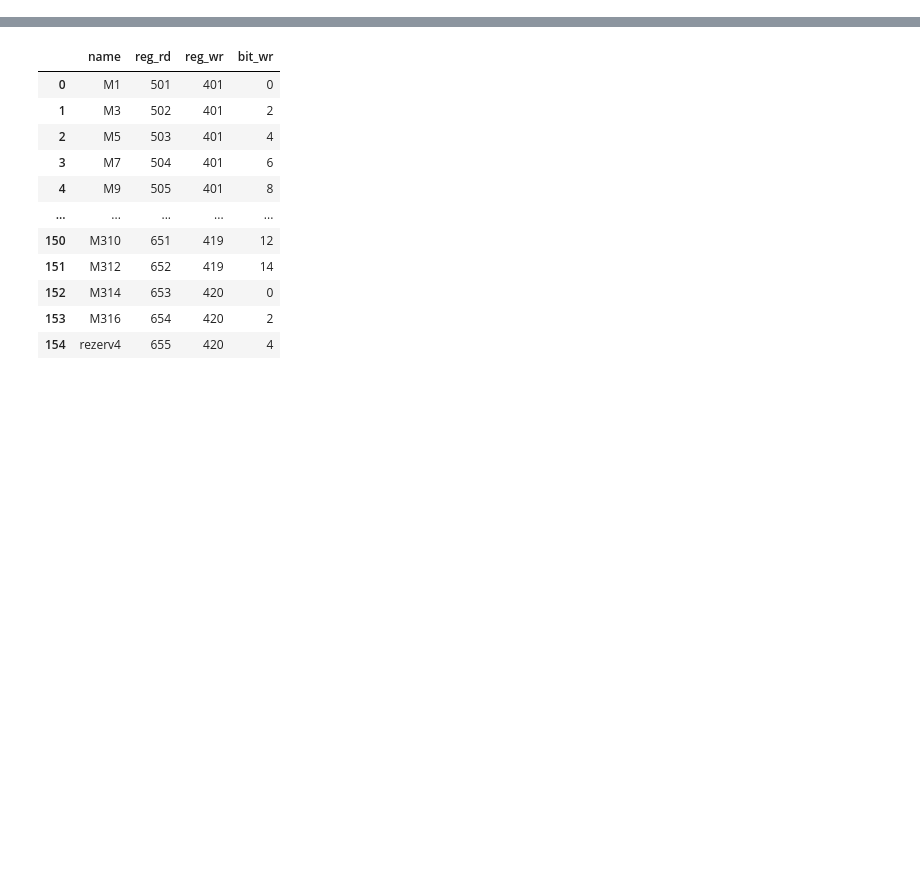
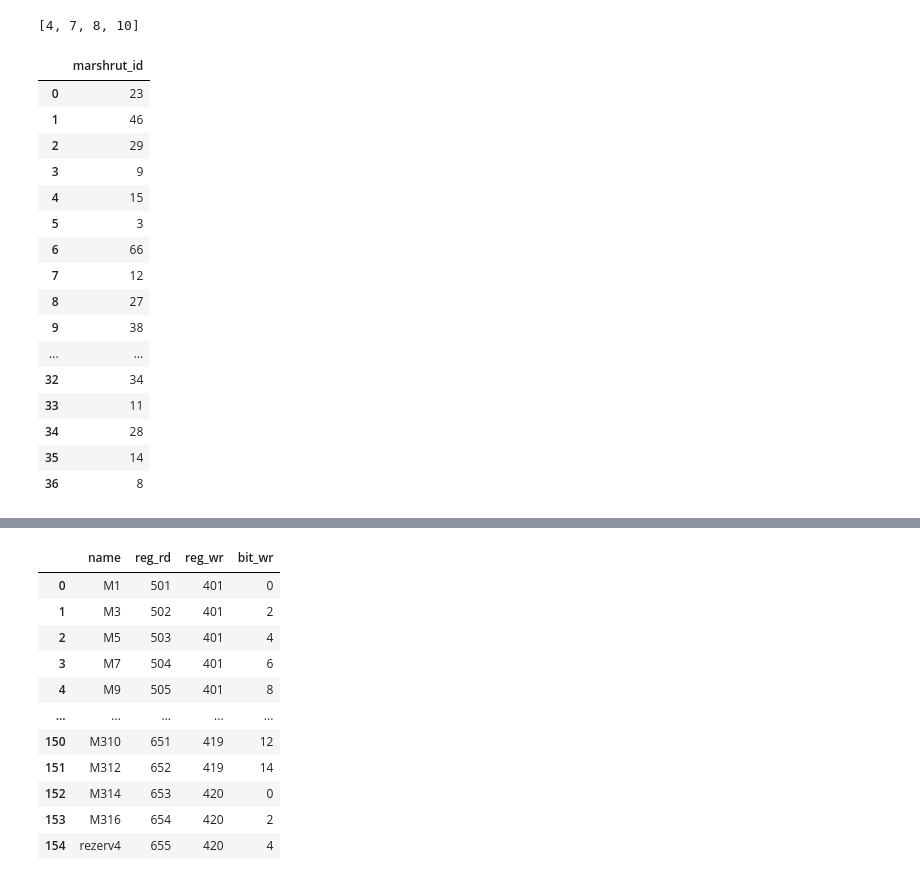
Before and after one commit to alermar69/myPython, a Jupyter notebook: EMT/Fabrich/basa1.ipynb, the cells around one changed output, grey strips where cells are left out. Drawn from its saved outputs; the diff is of its cells as text; code cells hidden in the pictures; blank space fills up the shorter version.

```diff
--- a/EMT/Fabrich/basa1.ipynb
+++ b/EMT/Fabrich/basa1.ipynb
@@ -40,0 +46,37 @@ engine = connect_sqlalchemy()
+# %%
+query = f'''select distinct marshrut_id from devmarsh
+            where marshrut_id in (select distinct marshrut_id from devmarsh as t where t.elm='5/9П' and t.telm='РЦ')
+                  and marshrut_id not in (select distinct marshrut_id from devmarsh as t where t.elm='9' and t.telm='РЦ')
+                  and marshrut_id not in (select distinct mtId from marsh_set as t where t.trip=0)
+            ORDER BY marshrut_id'''
+df1 = read_sql(engine, query)
+df1['marshrut_id'].tolist()
+# %% [output]
+[4, 7, 8, 10]
+# %%
+query = f'''select distinct marshrut_id from devmarsh
+                where elm in (select distinct rs from marsh_set as t where t.trip=0)
+                      or marshrut_id in (select  m.marshrut_id from devmarsh as m where (m.telm='Светофор' or m.telm='СветофорК') and m.elm in (select sv.name from sv where sv.remont<>0))
+                      or marshrut_id in (select  m.marshrut_id from devmarsh as m where (m.telm='РЦ' and m.ppos<>5) and m.elm in (select rs.name from rs where rs.remont<>0))
+                      or marshrut_id in (select  m.marshrut_id from devmarsh as m where (m.telm='Стрелка') and m.elm in (select str.name from str where str.remont<>0))
+            '''
+df1 = read_sql(engine, query)
+df1
+# %% [output]
+|  | marshrut_id |
+| 0 | 23 |
+| 1 | 46 |
+| 2 | 29 |
+| 3 | 9 |
+| 4 | 15 |
+| 5 | 3 |
+| 6 | 66 |
+| 7 | 12 |
+| 8 | 27 |
+| 9 | 38 |
+| ... | ... |
+| 32 | 34 |
+| 33 | 11 |
+| 34 | 28 |
+| 35 | 14 |
+| 36 | 8 |
```
Also changed, not shown: parts of 17 cells of this notebook, 3 other files.
